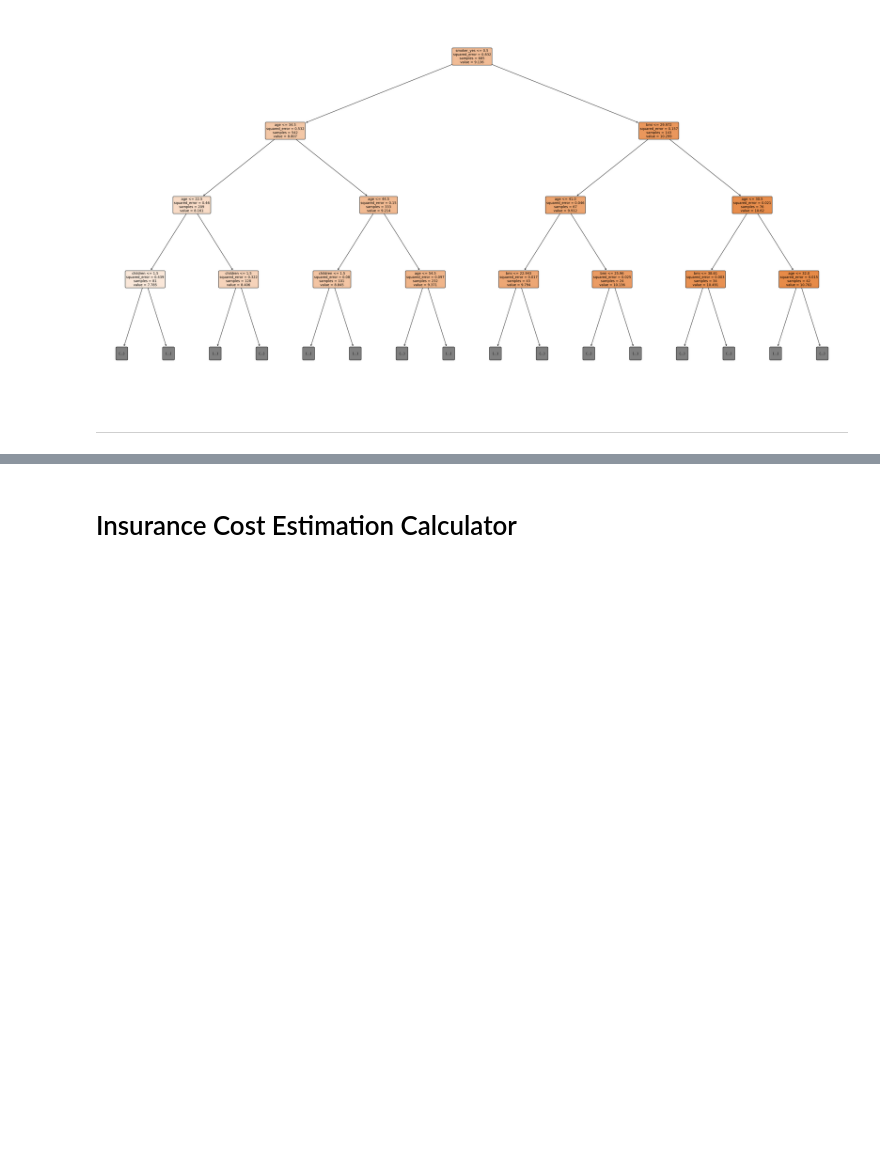
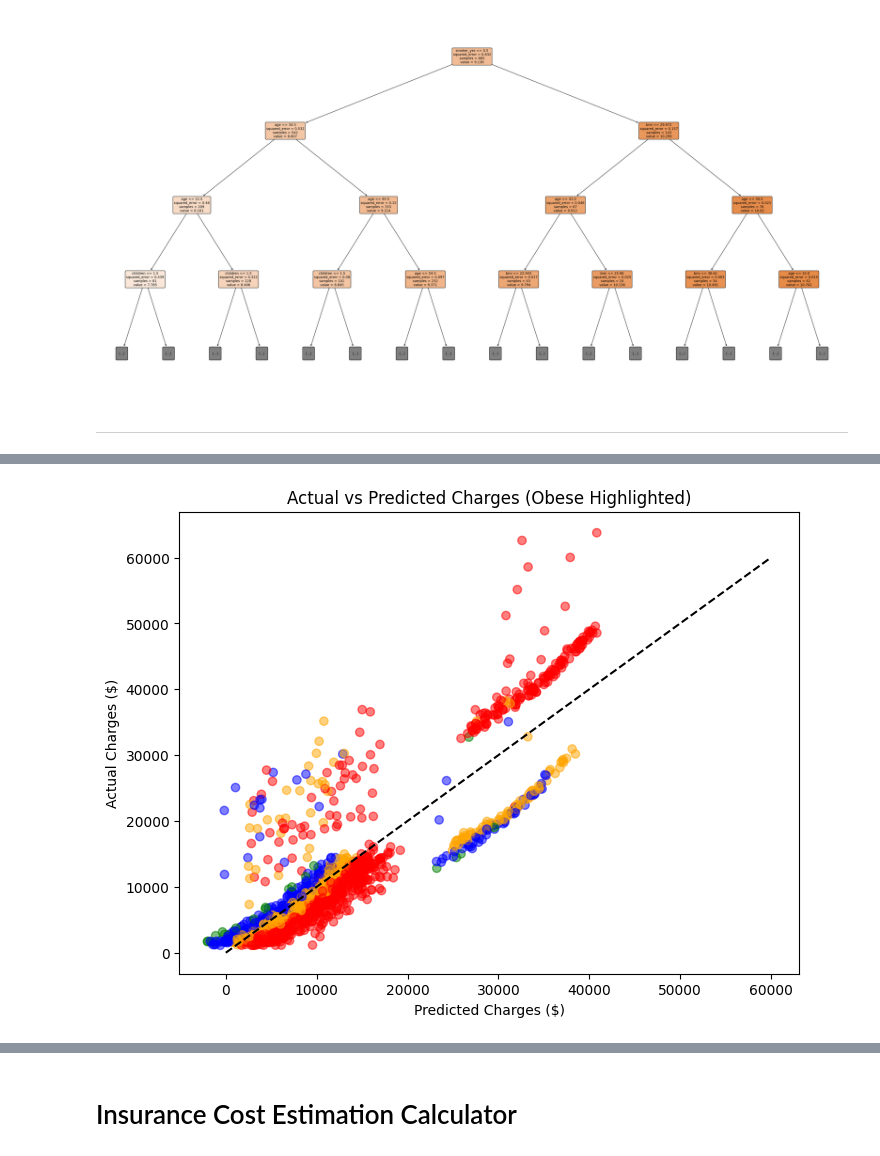
Before and after one commit to ka-kwok/Hackathon2Team1Project-Health-Insurance-Analysis, a Jupyter notebook: jupyter_notebooks/Prediction_test.ipynb, the cells around one changed output, grey strips where cells are left out. Cells and saved outputs as stored; diff of their text form; code cells hidden in the pictures; blank space fills up the shorter version.

```diff
--- a/jupyter_notebooks/Prediction_test.ipynb
+++ b/jupyter_notebooks/Prediction_test.ipynb
@@ -243,0 +465,27 @@ plt.show()
+# %%
+# what are the 2 groups with the highest insurance charges?
+# Are they obese if in higher group?
+# BMI category function
+def bmi_category(bmi):
+    if bmi < 18.5:
+        return "Underweight"
+    elif bmi < 25:
+        return "Normal"
+    elif bmi < 30:
+        return "Overweight"
+    else:
+        return "Obese"
+
+df["BMI_Category"] = df["bmi"].apply(bmi_category)
+# %%
+# hightlight obese in red
+
+plt.figure(figsize=(8,6))
+plt.scatter(predicted_charges, df["charges"], c=df["BMI_Category"].map({"Obese": "red", "Overweight": "orange", "Normal": "blue", "Underweight": "green"}), alpha=0.5)
+plt.plot([0, 60000], [0, 60000], color='black', linestyle='--')  # reference line
+plt.title("Actual vs Predicted Charges (Obese Highlighted)")
+plt.xlabel("Predicted Charges ($)")
+plt.ylabel("Actual Charges ($)")
+plt.show()
+# %% [output]
+[figure, added]
```
Also changed, not shown: parts of 17 cells of this notebook, 1 other file.
